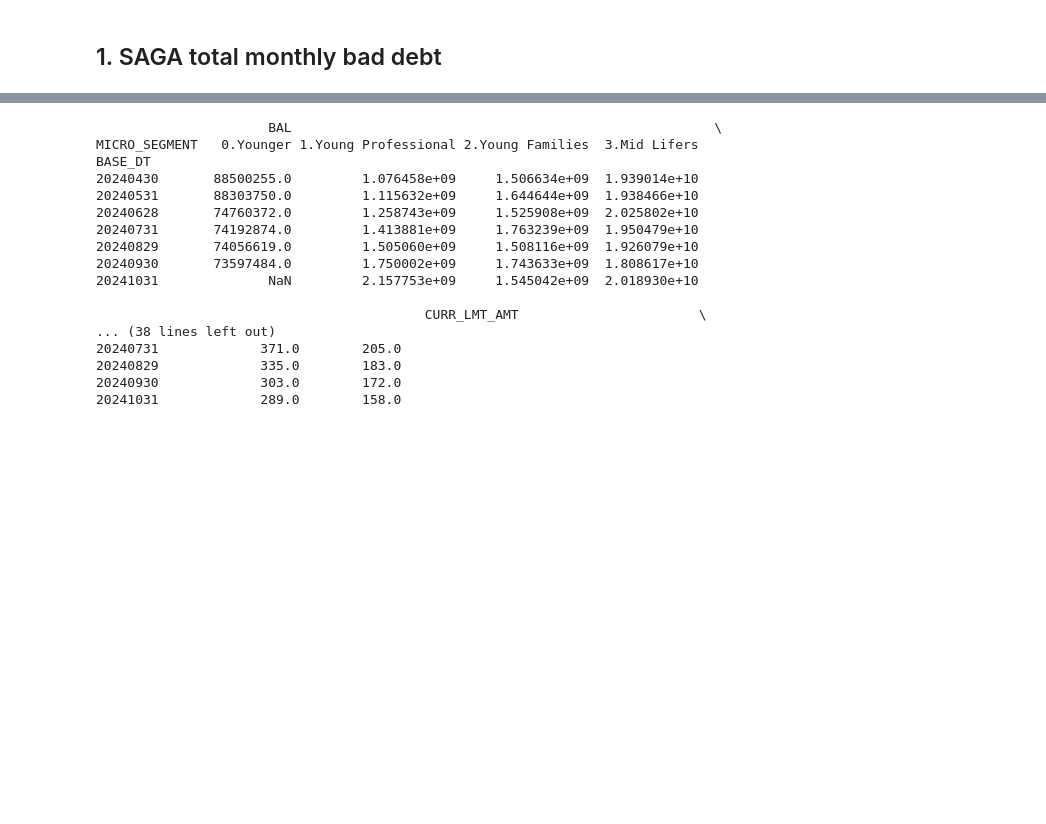
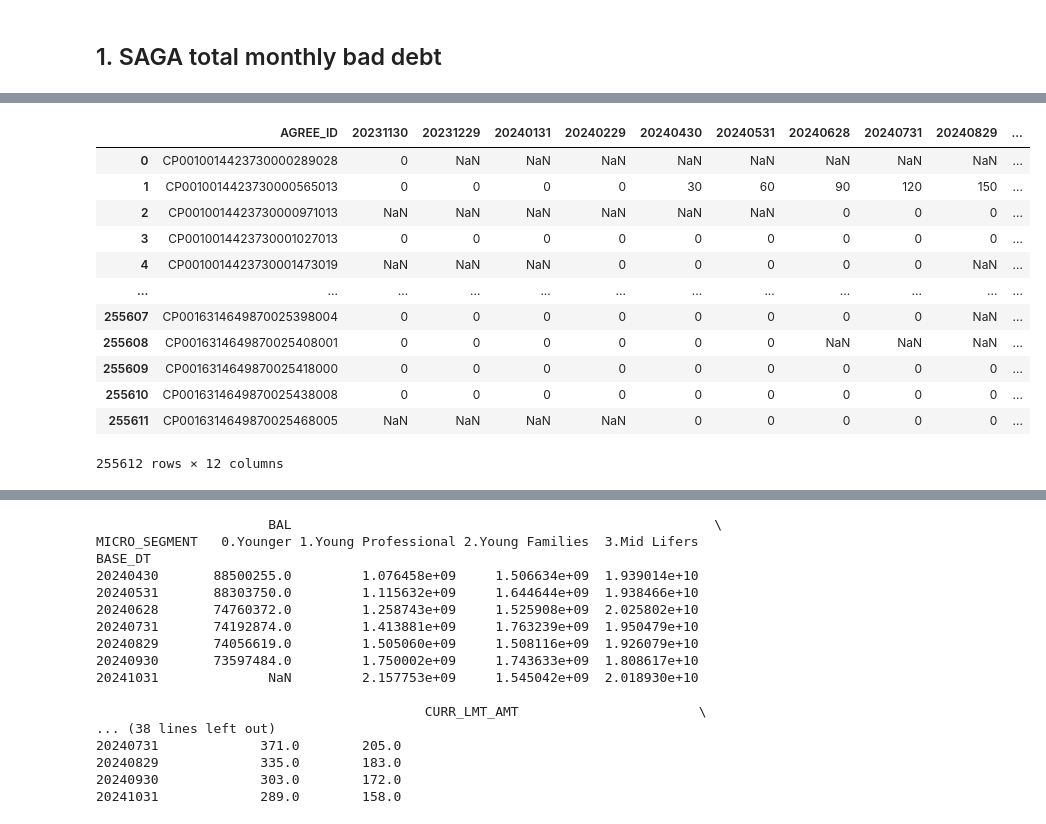
Before and after one commit to Sinxisx/Credit-Card-Analysis, a Jupyter notebook: Scratch.ipynb, the cells around one changed output, grey strips where cells are left out. Saved outputs shown, nothing was run; the diff lists cells and outputs as text; code cells hidden in the pictures; blank space fills up the shorter version.

```diff
--- a/Scratch.ipynb
+++ b/Scratch.ipynb
@@ -167,0 +202,3 @@ Name: count, dtype: int64
+# %%
+# set dataframe for dpd change calculation
+DPDMonthly = MLs[['BASE_DT', 'AGREE_ID', 'PASTDUE_DAYS']].reset_index()
@@ -167,0 +220,12 @@ Name: count, dtype: int64
+# %%
+# create pivot table
+DPDMonthlyPivot = DPDMonthly.pivot(index='AGREE_ID',
+                                   columns='BASE_DT',
+                                   values='PASTDUE_DAYS')
+# %%
+# flaten columns
+DPDMonthlyPivot = DPDMonthlyPivot.rename_axis(index=None, columns=None).reset_index()
+# %%
+# rename columns
+DPDMonthlyPivot.columns = ['AGREE_ID', '20231130', '20231229', '20240131', '20240229', '20240430',
+       '20240531', '20240628', '20240731', '20240829', '20240930', '20241031']
@@ -167,0 +254,24 @@ Name: count, dtype: int64
+# %%
+# fillna with 0
+DPDMonthlyPivot.fillna(0, inplace=True)
+
+# calculate dpd change for all dates
+for i in range(1,len(allDates)):
+    prevDate = allDates[i-1]
+    date = allDates[i]
+    DPDMonthlyPivot.loc[:, f'DELINQUENT_{date}'] = DPDMonthlyPivot.apply(
+        lambda x: 1 if allDates[prevDate]<30 and allDates[prevDate]>=30)
+# %% [output]
+|  | AGREE_ID | 20231130 | 20231229 | 20240131 | 20240229 | 20240430 | 20240531 | 20240628 | 20240731 | 20240829 | ... |
+| 0 | CP0010014423730000289028 | 0 | NaN | NaN | NaN | NaN | NaN | NaN | NaN | NaN | ... |
+| 1 | CP0010014423730000565013 | 0 | 0 | 0 | 0 | 30 | 60 | 90 | 120 | 150 | ... |
+| 2 | CP0010014423730000971013 | NaN | NaN | NaN | NaN | NaN | NaN | 0 | 0 | 0 | ... |
+| 3 | CP0010014423730001027013 | 0 | 0 | 0 | 0 | 0 | 0 | 0 | 0 | 0 | ... |
+| 4 | CP0010014423730001473019 | NaN | NaN | NaN | 0 | 0 | 0 | 0 | 0 | NaN | ... |
+| ... | ... | ... | ... | ... | ... | ... | ... | ... | ... | ... | ... |
+| 255607 | CP0016314649870025398004 | 0 | 0 | 0 | 0 | 0 | 0 | 0 | 0 | NaN | ... |
+| 255608 | CP0016314649870025408001 | 0 | 0 | 0 | 0 | 0 | 0 | NaN | NaN | NaN | ... |
+| 255609 | CP0016314649870025418000 | 0 | 0 | 0 | 0 | 0 | 0 | 0 | 0 | 0 | ... |
+| 255610 | CP0016314649870025438008 | 0 | 0 | 0 | 0 | 0 | 0 | 0 | 0 | 0 | ... |
+| 255611 | CP0016314649870025468005 | NaN | NaN | NaN | NaN | 0 | 0 | 0 | 0 | 0 | ... |
+255612 rows × 12 columns
```
Also changed, not shown: parts of 18 cells of this notebook, 2 other files.
